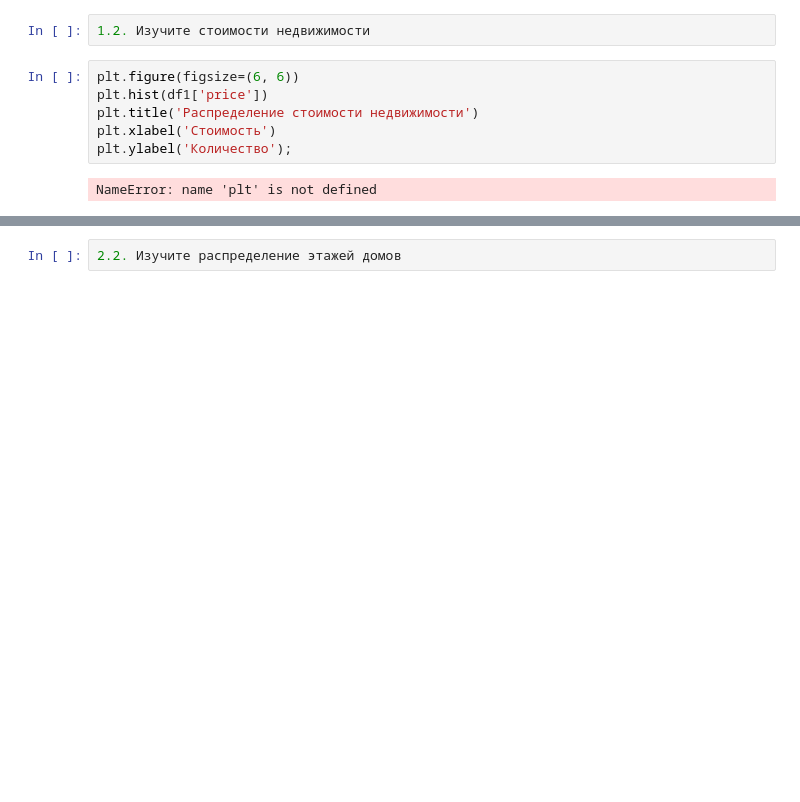
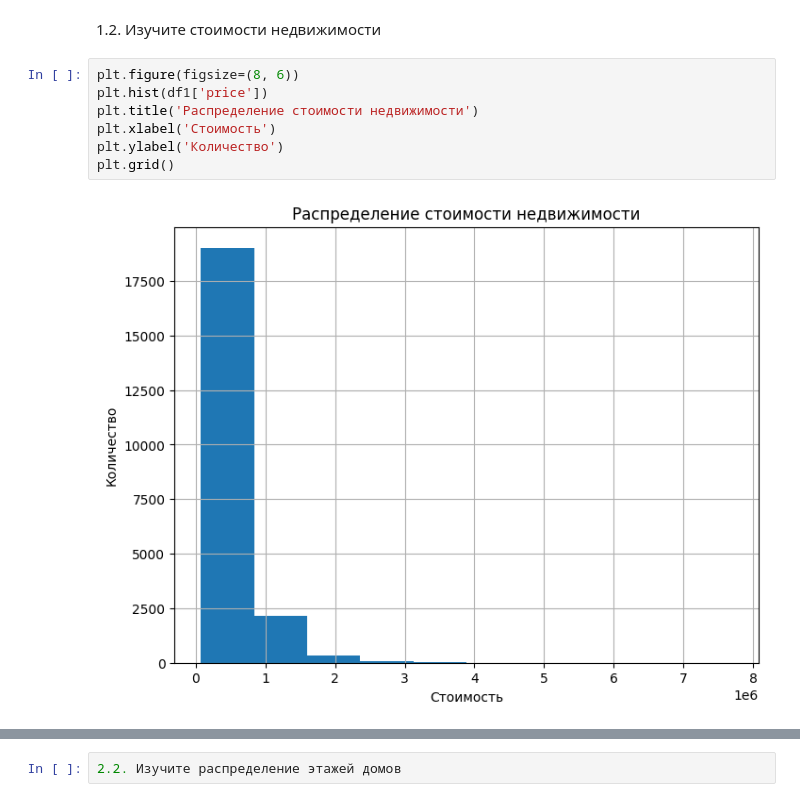
Before and after one commit to maksimrepkov/python_analytics__sem4_IS, a Jupyter notebook: IntermedSert.ipynb, the cells around one changed output, grey strips where cells are left out. Cells and saved outputs as stored; diff of their text form; blank space fills up the shorter version.

```diff
--- a/IntermedSert.ipynb
+++ b/IntermedSert.ipynb
@@ -34,13 +64,14 @@ df2.head()
 | 2 | 3 | HP | 250 G6 | Notebook | 15.6 | Full HD 1920x1080 | Intel Core i5 7200U 2.5GHz | 8GB | 256GB SSD | Intel HD Graphics 620 | ... |
 | 3 | 4 | Apple | MacBook Pro | Ultrabook | 15.4 | IPS Panel Retina Display 2880x1800 | Intel Core i7 2.7GHz | 16GB | 512GB SSD | AMD Radeon Pro 455 | ... |
 | 4 | 5 | Apple | MacBook Pro | Ultrabook | 13.3 | IPS Panel Retina Display 2560x1600 | Intel Core i5 3.1GHz | 8GB | 256GB SSD | Intel Iris Plus Graphics 650 | ... |
-# %%
-1.2. Изучите стоимости недвижимости
+# %% [markdown]
+1.2. Изучите стоимости недвижимости
 # %%
-plt.figure(figsize=(6, 6))
+plt.figure(figsize=(8, 6))
 plt.hist(df1['price'])
 plt.title('Распределение стоимости недвижимости')
 plt.xlabel('Стоимость')
-plt.ylabel('Количество');
+plt.ylabel('Количество')
+plt.grid()
 # %% [output]
-NameError: name 'plt' is not defined
+[figure, added]
```
Also changed, not shown: parts of 42 cells of this notebook.
